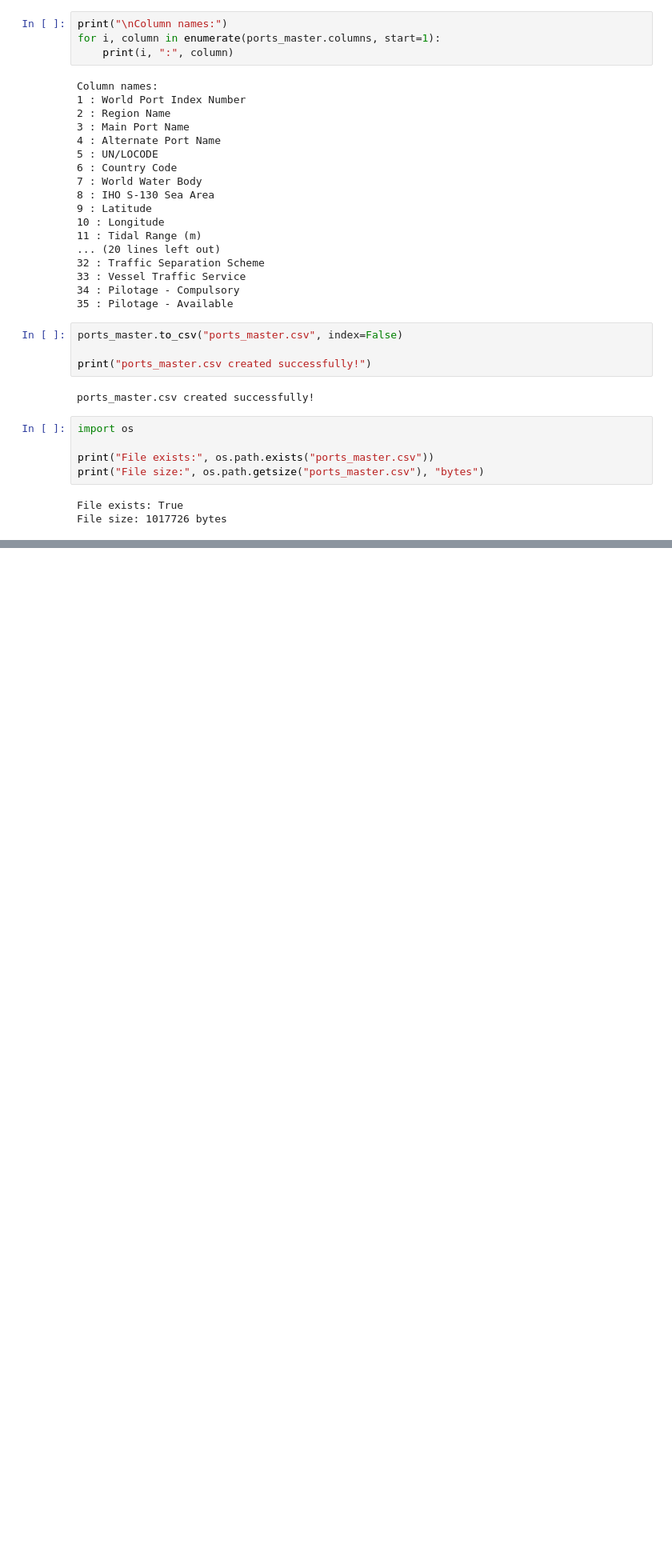
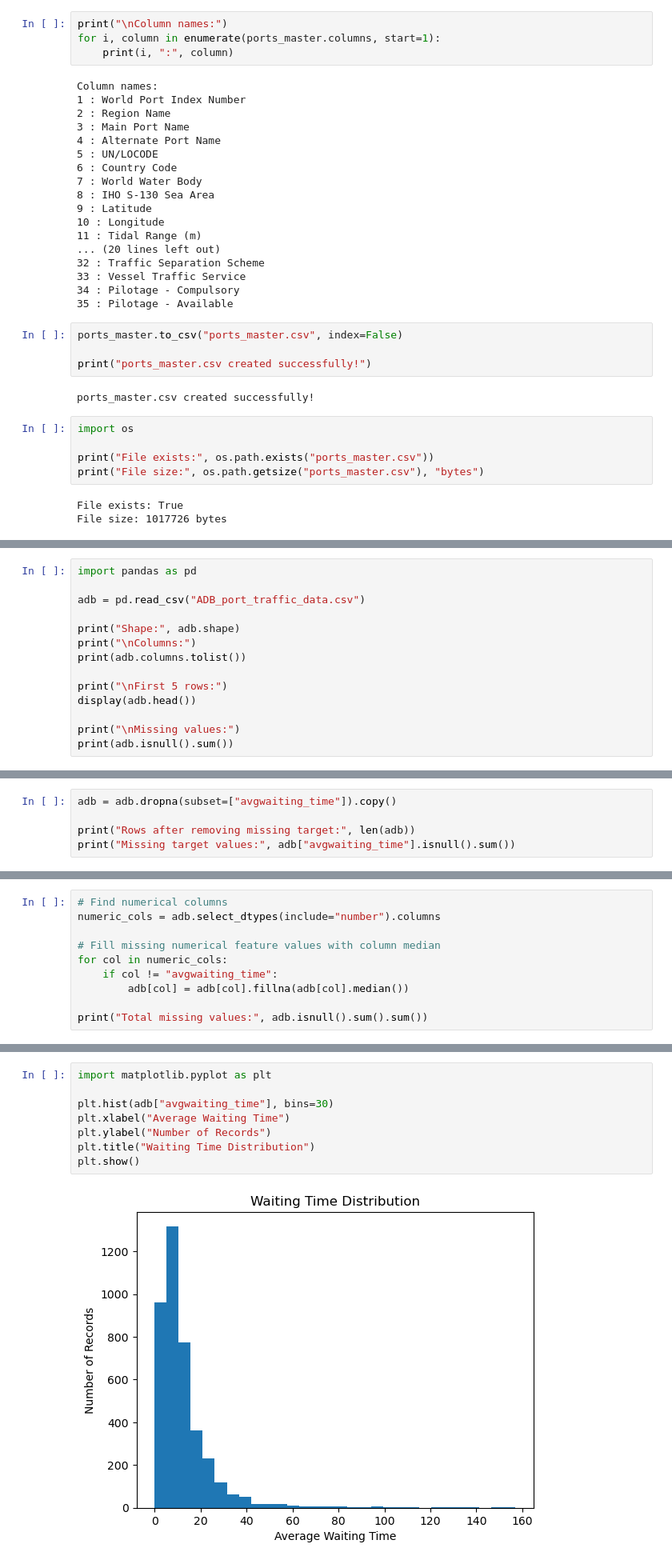
Before and after one commit to Suprabhat4970/MarineGuard-AI, a Jupyter notebook: ml/WPI_Port_Data_Analysis.ipynb, the cells around one changed output, grey strips where cells are left out. Shown at 80% size. Drawn from its saved outputs; the diff is of its cells as text; blank space fills up the shorter version.

Commit message:
Add ADB waiting time dataset and ML analysis

```diff
--- a/ml/WPI_Port_Data_Analysis.ipynb
+++ b/ml/WPI_Port_Data_Analysis.ipynb
@@ -382,0 +397,14 @@ File size: 1017726 bytes
+# %%
+import pandas as pd
+
+adb = pd.read_csv("ADB_port_traffic_data.csv")
+
+print("Shape:", adb.shape)
+print("\nColumns:")
+print(adb.columns.tolist())
+
+print("\nFirst 5 rows:")
+display(adb.head())
+
+print("\nMissing values:")
+print(adb.isnull().sum())
@@ -382,0 +472,5 @@ File size: 1017726 bytes
+# %%
+adb = adb.dropna(subset=["avgwaiting_time"]).copy()
+
+print("Rows after removing missing target:", len(adb))
+print("Missing target values:", adb["avgwaiting_time"].isnull().sum())
@@ -382,0 +480,10 @@ File size: 1017726 bytes
+# %%
+# Find numerical columns
+numeric_cols = adb.select_dtypes(include="number").columns
+
+# Fill missing numerical feature values with column median
+for col in numeric_cols:
+    if col != "avgwaiting_time":
+        adb[col] = adb[col].fillna(adb[col].median())
+
+print("Total missing values:", adb.isnull().sum().sum())
@@ -382,0 +530,10 @@ File size: 1017726 bytes
+# %%
+import matplotlib.pyplot as plt
+
+plt.hist(adb["avgwaiting_time"], bins=30)
+plt.xlabel("Average Waiting Time")
+plt.ylabel("Number of Records")
+plt.title("Waiting Time Distribution")
+plt.show()
+# %% [output]
+[figure, added]
```
Also changed, not shown: parts of 20 cells of this notebook, 1 other file.
